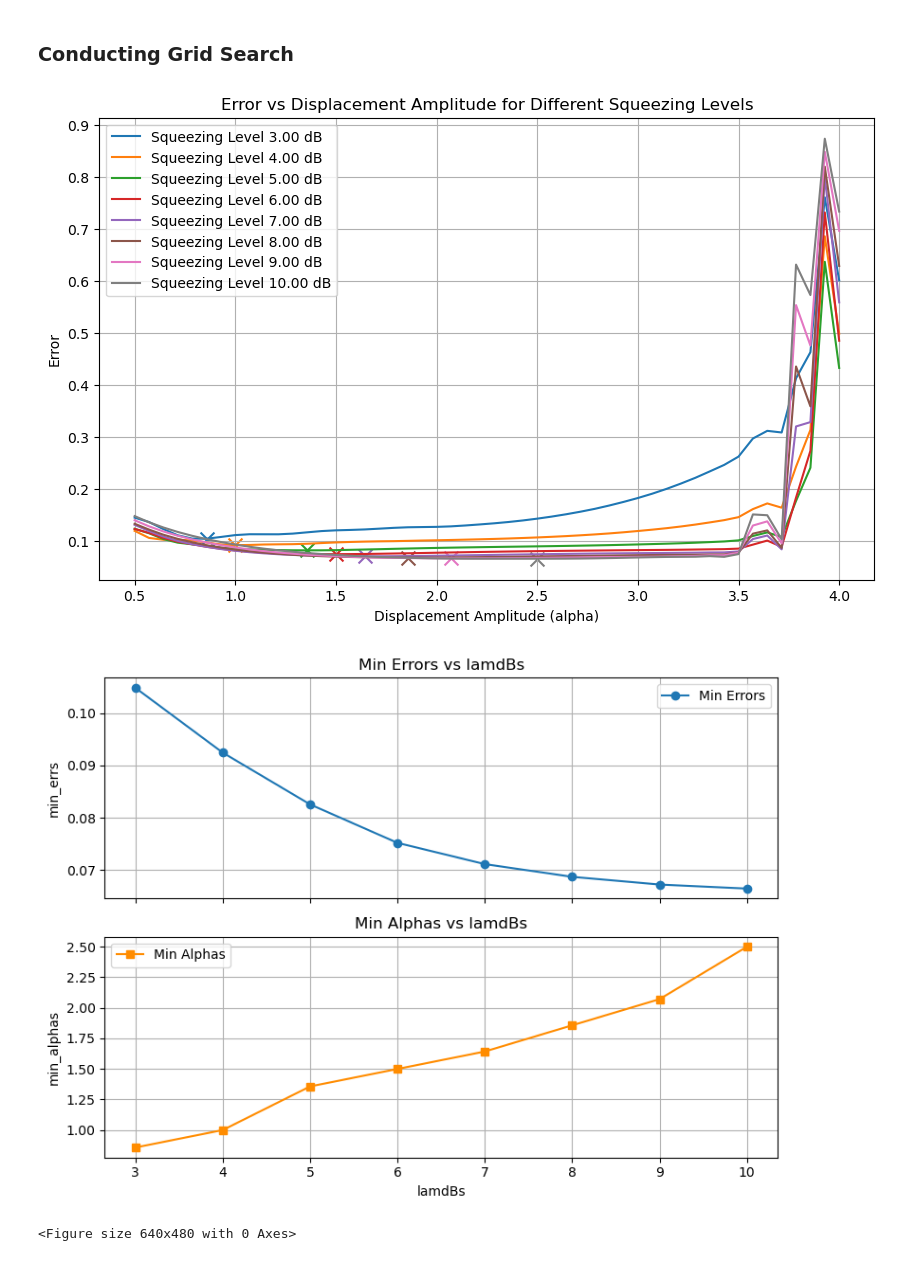
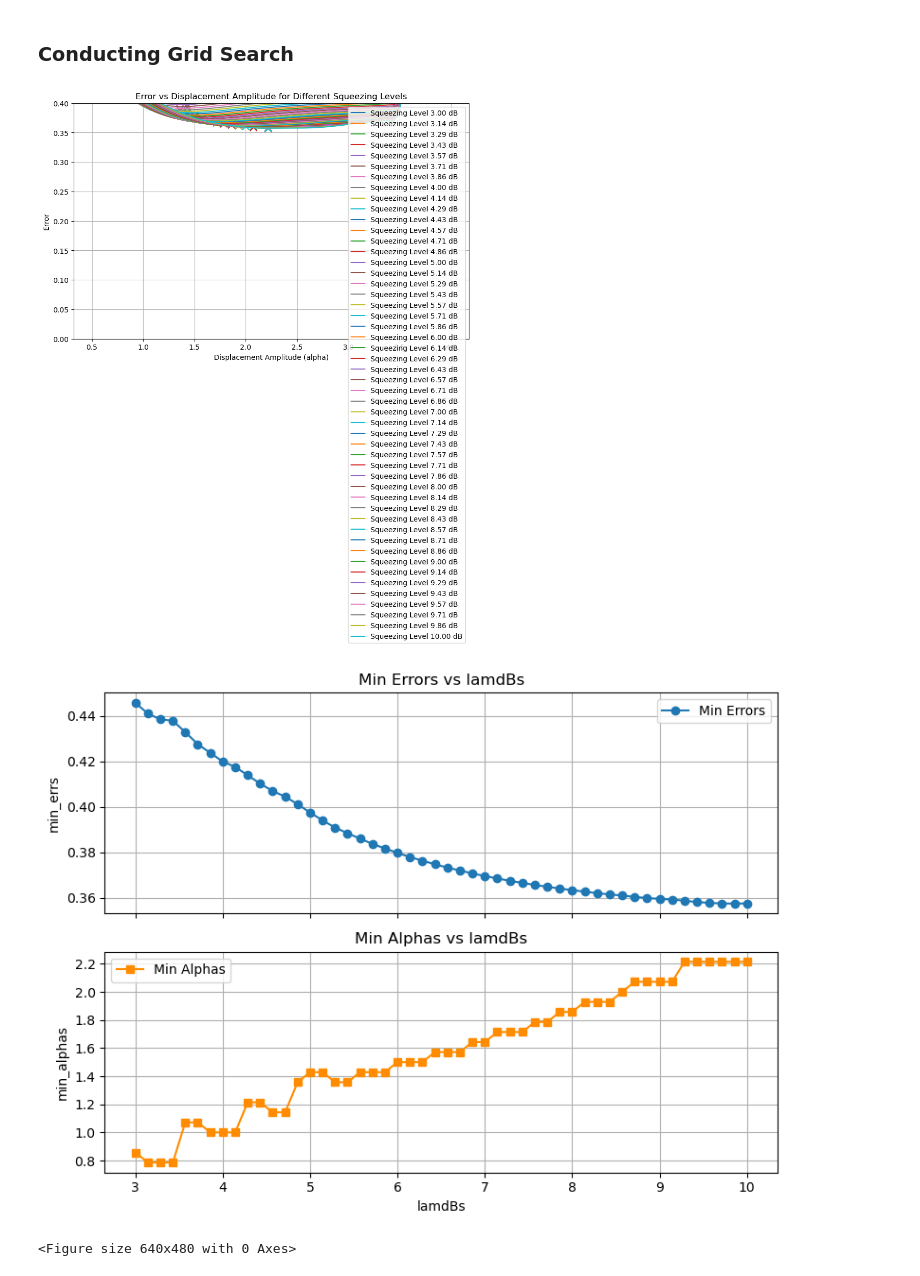
Before and after one commit to lukass16/LGW-Lab-NLSE, a Jupyter notebook: Strawberry Fields/grid_search.ipynb, the cells around one changed output. Saved outputs shown, nothing was run; the diff lists cells and outputs as text; code cells hidden in the pictures.

```diff
--- a/Strawberry Fields/grid_search.ipynb
+++ b/Strawberry Fields/grid_search.ipynb
@@ -136,6 +136,17 @@ def get_wigner_error(state1, state2):
     Z1 = state1.wigner(0, x, p)
     Z2 = state2.wigner(0, x, p)
     return np.linalg.norm(Z1 - Z2) # returns L2 norm of wigner difference
+
+def get_trace_distance_error(rho, sigma):
+    # Compute the eigenvalues of the difference matrix
+    diff = rho - sigma
+    eigvals = np.linalg.eigvalsh(diff)
+    return 0.5 * np.sum(np.abs(eigvals))
+
+def get_hs_distance_error(rho, sigma):
+
+    diff = rho - sigma
+    return np.sqrt(np.real(np.trace(np.dot(diff, diff))))
 # %% [markdown]
 ### **Define Streamlined Function Run**
 # %%
@@ -232,7 +243,7 @@ def simulate_cubic_phase_gate(
 """ Hyperparameters """
 N = 10
 ALPHA_DISCRET = 50
-LAMBDA_DISCRET = 8
+LAMBDA_DISCRET = 50
 CUTOFF = 60 # Fock basistruncation
 alpha_range = (0.5, 4.0) # range for alpha values to test
 lambda_range = (3, 10) # range for squeezing level in dB
@@ -241,7 +252,7 @@ backend = "fock" # backend to use
 gamma = 0.7 # target gate angle
 start_state = sf.ops.Vacuum() # starting state for the simulation, can be a GKP or Catstate etc.
 chi = 0.001 # scales t
-error_fn = get_inner_product_error # error function to use for comparison
+error_fn = get_trace_distance_error # error function to use for comparison
 
 
 """ Setup """
@@ -259,7 +270,7 @@ def run(lamdB, alpha):
     )
 
     # Calculate the error between the simulated and target states
-    err = error_fn(simstate, target_state)
+    err = error_fn(simstate.dm(), target_state.dm())
 
     return err
 # %%
@@ -289,33 +300,34 @@ for i, lamdB in enumerate(lamdBs):
 plt.title("Error vs Displacement Amplitude for Different Squeezing Levels")
 plt.xlabel("Displacement Amplitude (alpha)")
 plt.ylabel("Error")
+plt.ylim(0, 0.4)
 plt.grid()
 plt.legend()
 plt.savefig("grid_out/gkp_{}_simrun_a{}to{}and{}to{}_with{}.png".format(backend, alpha_range[0], alpha_range[1], lambda_range[0], lambda_range[1], CUTOFF))
 plt.show()
 
 
 fig, (ax1, ax2) = plt.subplots(2, 1, figsize=(8, 6), sharex=True)
 
 # Top subplot: min_errs vs lamdBs
 ax1.plot(lamdBs, min_errs, marker='o', linestyle='-', label='Min Errors')
 ax1.set_ylabel('min_errs')
 ax1.set_title('Min Errors vs lamdBs')
 ax1.grid(True)
 ax1.legend()
 
 # Bottom subplot: min_alphas vs lamdBs
 ax2.plot(lamdBs, min_alphas, marker='s', linestyle='-', color='darkorange', label='Min Alphas')
 ax2.set_xlabel('lamdBs')
 ax2.set_ylabel('min_alphas')
 ax2.set_title('Min Alphas vs lamdBs')
 ax2.grid(True)
 ax2.legend()
 
 plt.tight_layout()
 plt.show()
 plt.savefig("grid_out/gkp_{}_simrun_a{}to{}and{}to{}_with{}_summary.png".format(backend, alpha_range[0], alpha_range[1], lambda_range[0], lambda_range[1], CUTOFF))
 # %% [output]
-[figure, old version]
+[figure, new version]
-[figure, old version]
+[figure, new version]
 <Figure size 640x480 with 0 Axes>
```
Also changed, not shown: 39 other files.
